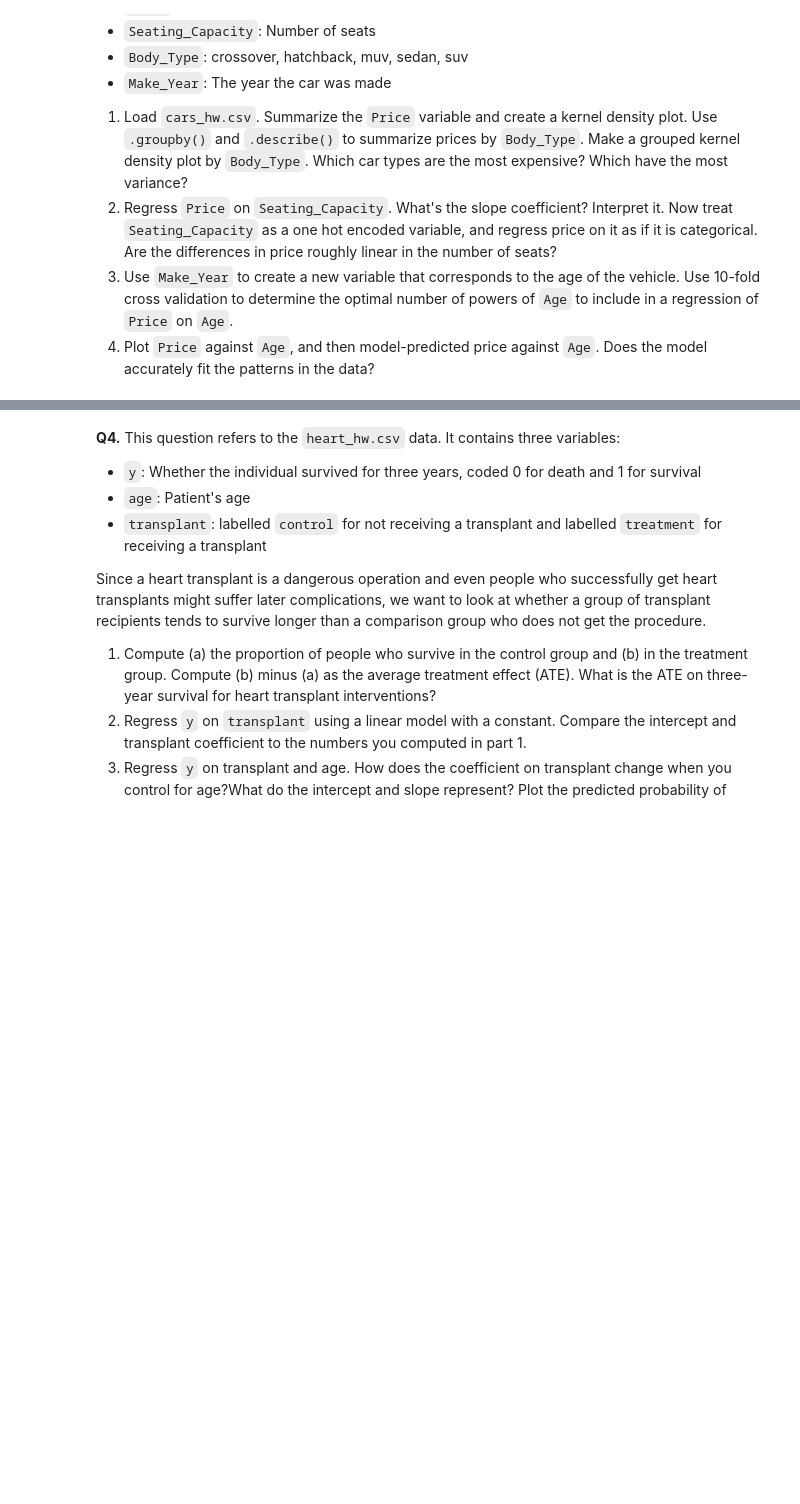
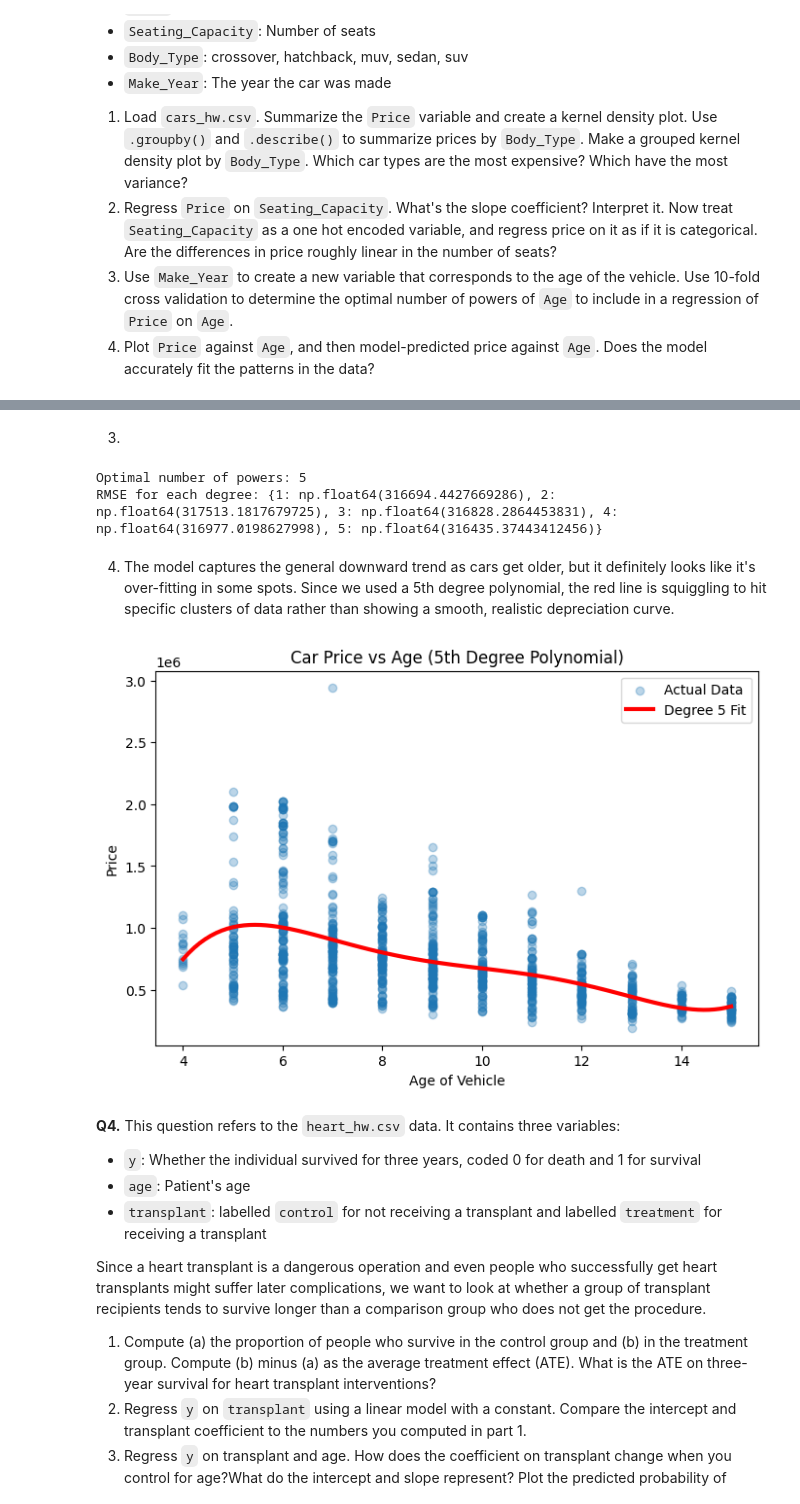
Before and after one commit to skang0812/undergrad_ml_assignments, a Jupyter notebook: 03_assignment_linear_models.ipynb, the cells around one changed output, grey strips where cells are left out. Cells and saved outputs as stored; diff of their text form; code cells hidden in the pictures; blank space fills up the shorter version.

```diff
--- a/03_assignment_linear_models.ipynb
+++ b/03_assignment_linear_models.ipynb
@@ -42,3 +309,53 @@
+# %% [markdown]
+3.
+# %%
+from sklearn.preprocessing import PolynomialFeatures
+from sklearn.model_selection import cross_val_score
+from sklearn.linear_model import LinearRegression
+
+#create Age variable
+cars['Age'] = 2026 - cars['Make_Year']
+
+#test powers from 1 to 5
+X = cars[['Age']]
+y = cars['Price']
+results = {}
+
+for p in range(1, 6):
+    poly = PolynomialFeatures(degree=p)
+    X_poly = poly.fit_transform(X)
+
+    lr = LinearRegression()
+
+    cv_scores = cross_val_score(lr, X_poly, y, cv=10, scoring='neg_mean_squared_error')
+    results[p] = np.sqrt(-cv_scores.mean())
+
+best_degree = min(results, key=results.get)
+print(f"Optimal number of powers: {best_degree}")
+print("RMSE for each degree:", results)
+# %% [output]
+Optimal number of powers: 5
+RMSE for each degree: {1: np.float64(316694.4427669286), 2: np.float64(317513.1817679725), 3: np.float64(316828.2864453831), 4: np.float64(316977.0198627998), 5: np.float64(316435.37443412456)}
+# %% [markdown]
+4. The model captures the general downward trend as cars get older, but it definitely looks like it's over-fitting in some spots. Since we used a 5th degree polynomial, the red line is squiggling to hit specific clusters of data rather than showing a smooth, realistic depreciation curve.
+# %%
+poly_final = PolynomialFeatures(degree=5)
+X_poly_final = poly_final.fit_transform(X)
+model_final = LinearRegression().fit(X_poly_final, y)
+
+age_range = np.linspace(X.min(), X.max(), 100).reshape(-1, 1)
+y_pred = model_final.predict(poly_final.transform(age_range))
+
+plt.figure(figsize=(8, 5))
+plt.scatter(cars['Age'], cars['Price'], alpha=0.3, label='Actual Data')
+plt.plot(age_range, y_pred, color='red', linewidth=3, label='Degree 5 Fit')
+plt.xlabel('Age of Vehicle')
+plt.ylabel('Price')
+plt.title('Car Price vs Age (5th Degree Polynomial)')
+plt.legend()
+plt.show()
+# %% [output]
+[figure, added]
 # %% [markdown]
 **Q4.** This question refers to the `heart_hw.csv` data. It contains three variables:
 
```
Also changed, not shown: parts of 29 cells of this notebook.
